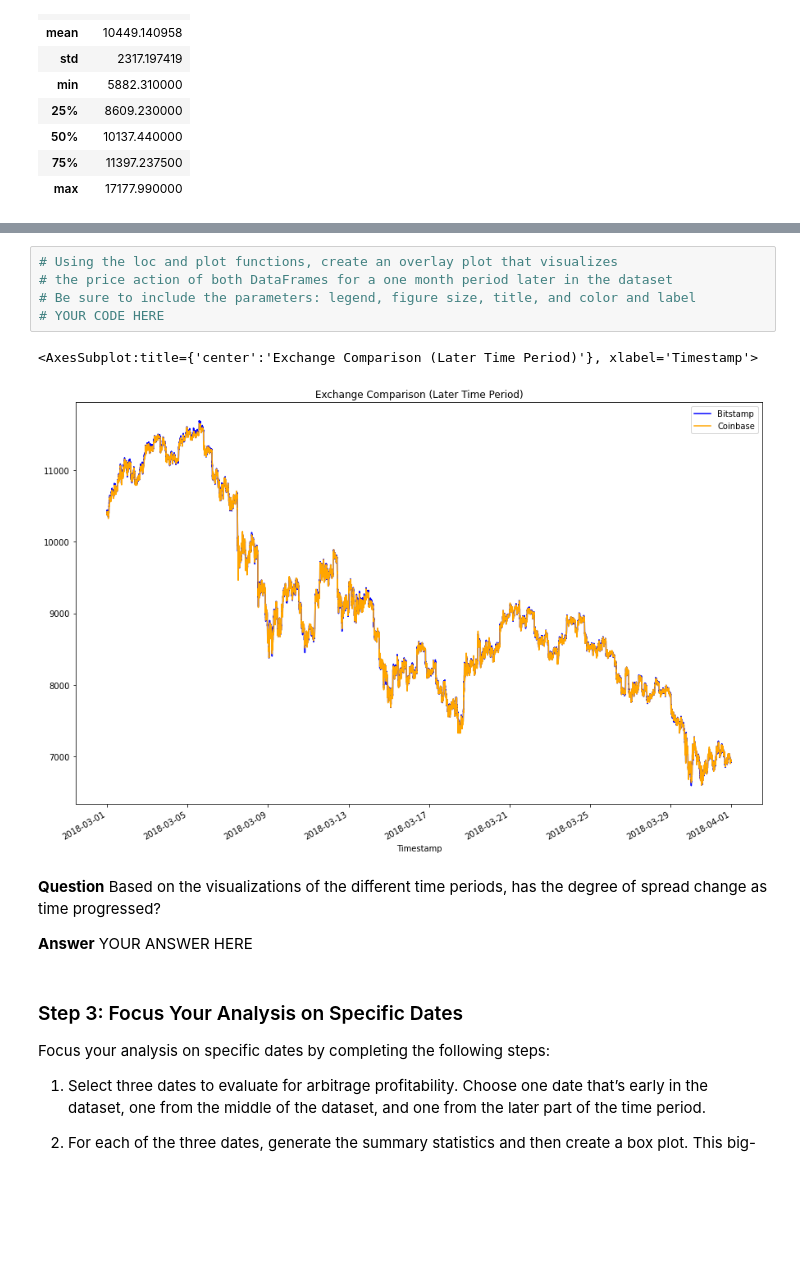
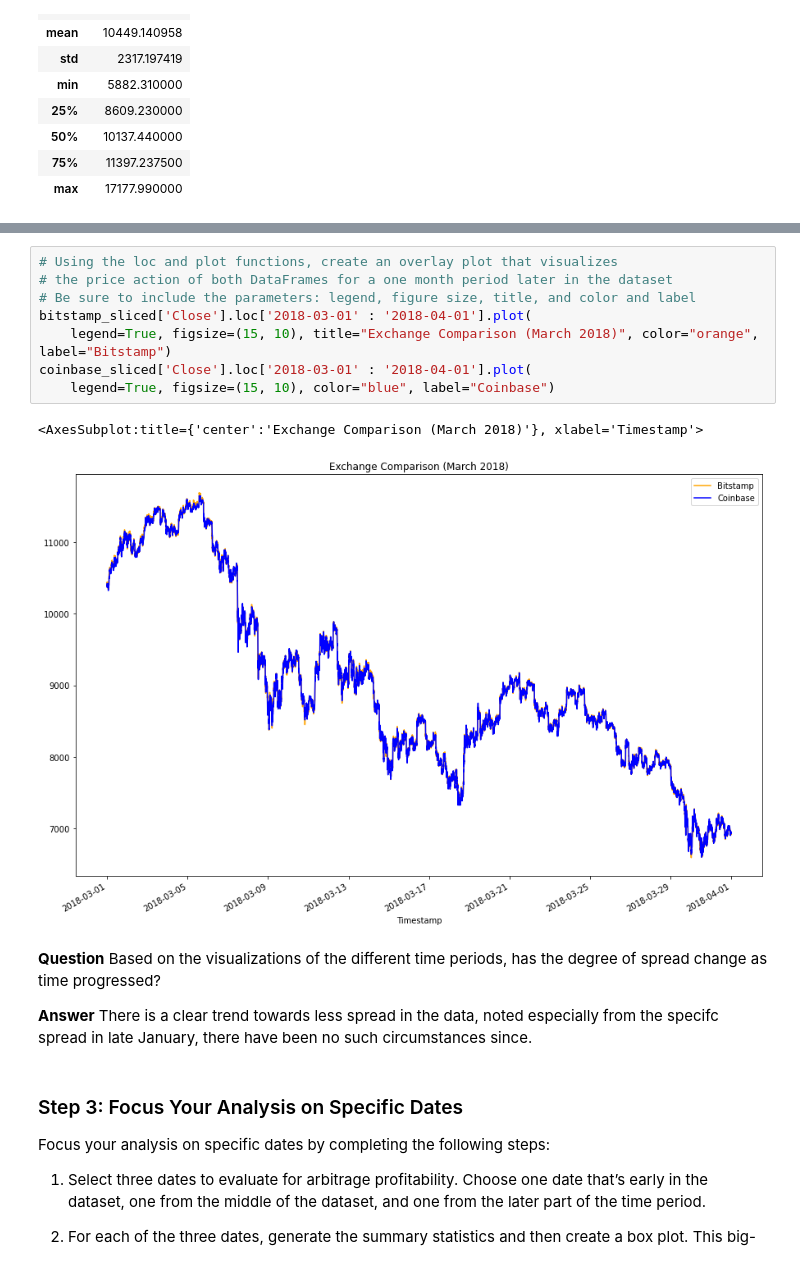
Before and after one commit to cdhendy/Crypto_Arbitrage, a Jupyter notebook: crypto_arbitrage.ipynb, the cells around one changed output, grey strips where cells are left out. Cells and saved outputs as stored; diff of their text form; blank space fills up the shorter version.

```diff
--- a/crypto_arbitrage.ipynb
+++ b/crypto_arbitrage.ipynb
@@ -287,15 +287,18 @@ coinbase_sliced['Close'].loc['2018-01-01' : '2018-02-01'].plot(
 # %%
 # Using the loc and plot functions, create an overlay plot that visualizes
 # the price action of both DataFrames for a one month period later in the dataset
 # Be sure to include the parameters: legend, figure size, title, and color and label
-# YOUR CODE HERE
+bitstamp_sliced['Close'].loc['2018-03-01' : '2018-04-01'].plot(
+    legend=True, figsize=(15, 10), title="Exchange Comparison (March 2018)", color="orange", label="Bitstamp")
+coinbase_sliced['Close'].loc['2018-03-01' : '2018-04-01'].plot(
+    legend=True, figsize=(15, 10), color="blue", label="Coinbase")
 # %% [output]
-<AxesSubplot:title={'center':'Exchange Comparison (Later Time Period)'}, xlabel='Timestamp'>
+<AxesSubplot:title={'center':'Exchange Comparison (March 2018)'}, xlabel='Timestamp'>
-[figure, old version]
+[figure, new version]
 # %% [markdown]
 **Question** Based on the visualizations of the different time periods, has the degree of spread change as time progressed?
 
-**Answer** YOUR ANSWER HERE
+**Answer** There is a clear trend towards less spread in the data, noted especially from the specifc spread in late January, there have been no such circumstances since.
 # %% [markdown]
 ### Step 3: Focus Your Analysis on Specific Dates
 
```
Also changed, not shown: parts of 4 cells of this notebook.
